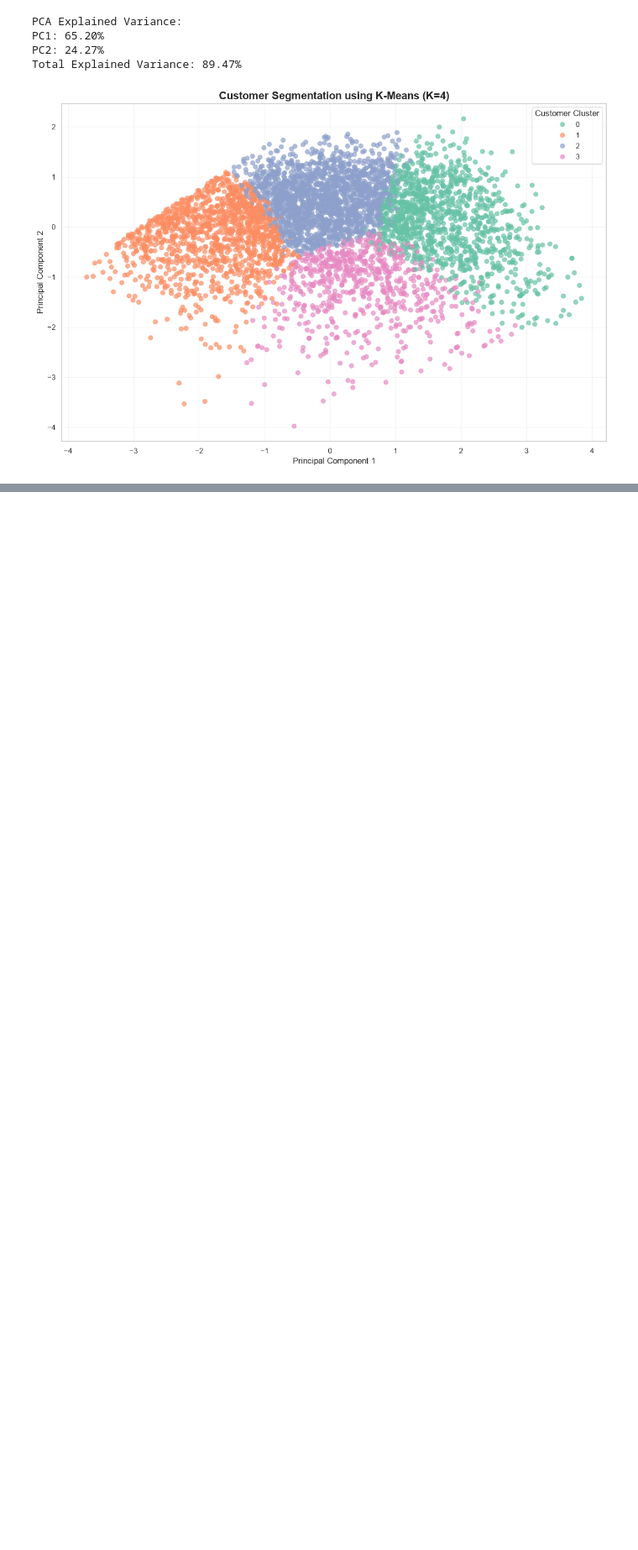
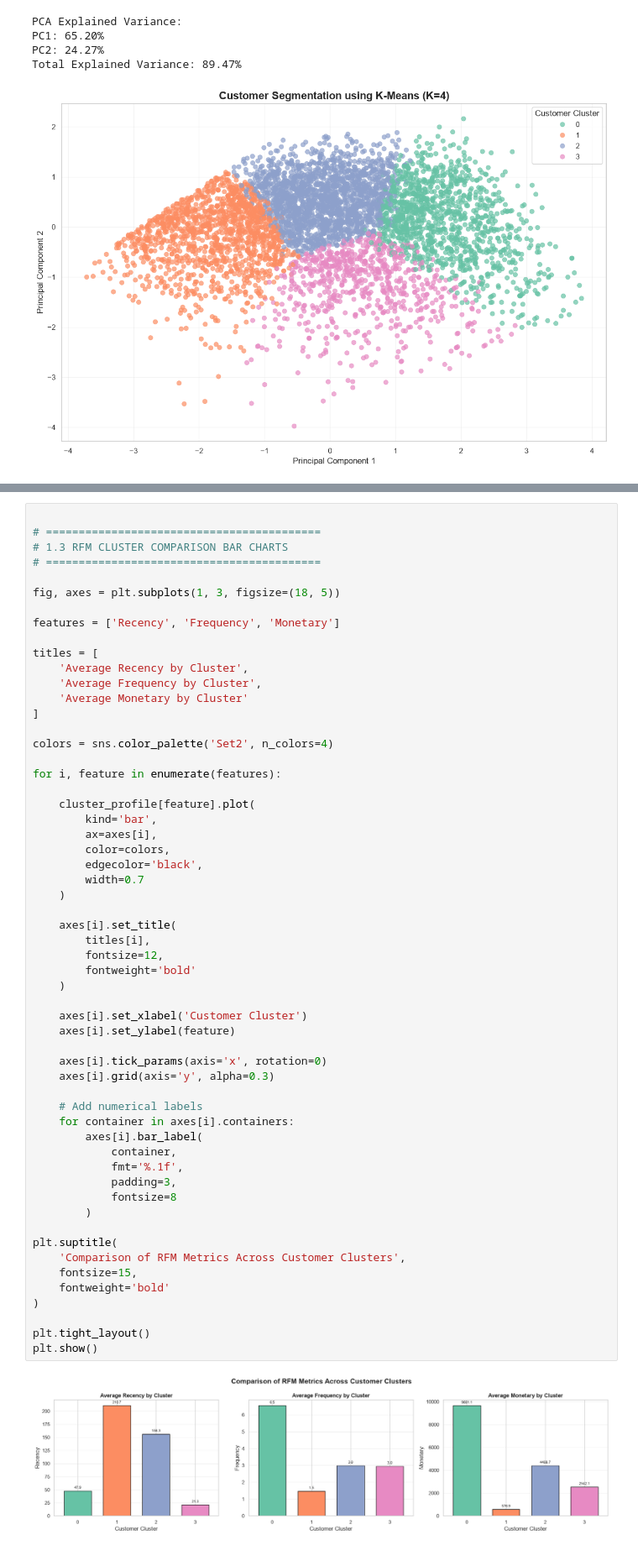
Before and after one commit to alisonchang1101/CDS3004_data_mining_project, a Jupyter notebook: ecommerce_analysis.ipynb, the cells around one changed output, grey strips where cells are left out. Shown at 84% size. Saved outputs shown, nothing was run; the diff lists cells and outputs as text; blank space fills up the shorter version.

```diff
--- a/ecommerce_analysis.ipynb
+++ b/ecommerce_analysis.ipynb
@@ -619,0 +716,59 @@ Total Explained Variance: 89.47%
+# %%
+
+# ==========================================
+# 1.3 RFM CLUSTER COMPARISON BAR CHARTS
+# ==========================================
+
+fig, axes = plt.subplots(1, 3, figsize=(18, 5))
+
+features = ['Recency', 'Frequency', 'Monetary']
+
+titles = [
+    'Average Recency by Cluster',
+    'Average Frequency by Cluster',
+    'Average Monetary by Cluster'
+]
+
+colors = sns.color_palette('Set2', n_colors=4)
+
+for i, feature in enumerate(features):
+
+    cluster_profile[feature].plot(
+        kind='bar',
+        ax=axes[i],
+        color=colors,
+        edgecolor='black',
+        width=0.7
+    )
+
+    axes[i].set_title(
+        titles[i],
+        fontsize=12,
+        fontweight='bold'
+    )
+
+    axes[i].set_xlabel('Customer Cluster')
+    axes[i].set_ylabel(feature)
+
+    axes[i].tick_params(axis='x', rotation=0)
+    axes[i].grid(axis='y', alpha=0.3)
+
+    # Add numerical labels
+    for container in axes[i].containers:
+        axes[i].bar_label(
+            container,
+            fmt='%.1f',
+            padding=3,
+            fontsize=8
+        )
+
+plt.suptitle(
+    'Comparison of RFM Metrics Across Customer Clusters',
+    fontsize=15,
+    fontweight='bold'
+)
+
+plt.tight_layout()
+plt.show()
+# %% [output]
+[figure, added]
```
Also changed, not shown: parts of 7 cells of this notebook.
